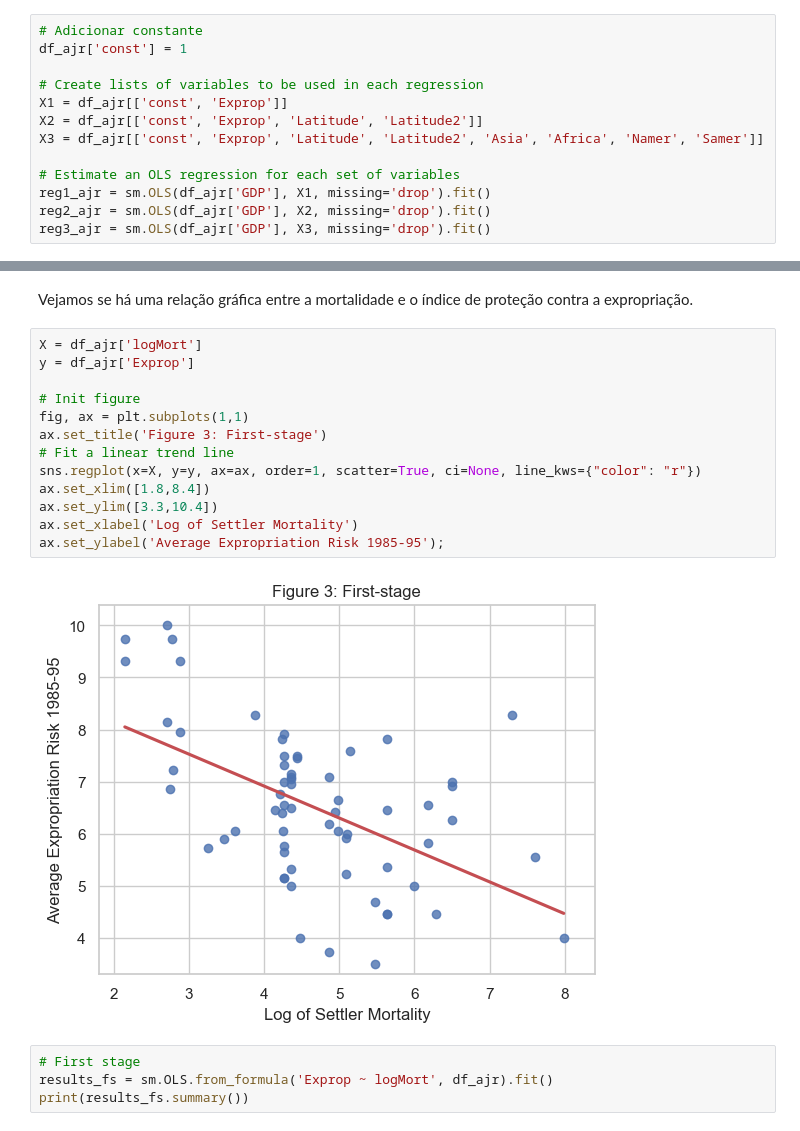
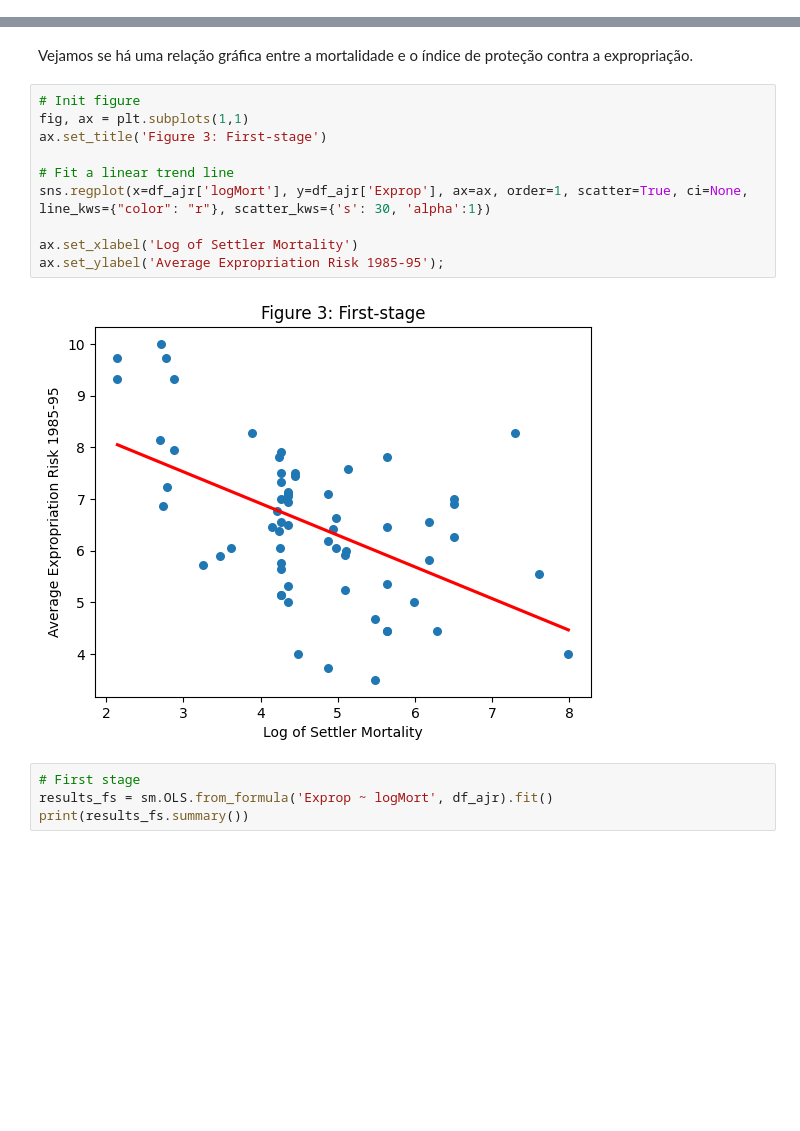
Before and after one commit to Daniel-Uhr/UFSC_2025, a Jupyter notebook: Seminario_2025_UFSC.ipynb, the cells around one changed output, grey strips where cells are left out. Saved outputs shown, nothing was run; the diff lists cells and outputs as text; blank space fills up the shorter version.

```diff
--- a/Seminario_2025_UFSC.ipynb
+++ b/Seminario_2025_UFSC.ipynb
@@ -1078,16 +1131,3 @@ AJR consideram outros fatores como:
 * diferenças que afetam tanto o desempenho econômico quanto as instituições, por exemplo, culturais, históricas, etc.; tentar controlar com o uso de modelos continentais
 
 Vamos estimar alguns dos modelos estendidos considerados no artigo (Tabela 2)
-# %%
-# Adicionar constante
-df_ajr['const'] = 1
-
-# Create lists of variables to be used in each regression
-X1 = df_ajr[['const', 'Exprop']]
-X2 = df_ajr[['const', 'Exprop', 'Latitude', 'Latitude2']]
-X3 = df_ajr[['const', 'Exprop', 'Latitude', 'Latitude2', 'Asia', 'Africa', 'Namer', 'Samer']]
-
-# Estimate an OLS regression for each set of variables
-reg1_ajr = sm.OLS(df_ajr['GDP'], X1, missing='drop').fit()
-reg2_ajr = sm.OLS(df_ajr['GDP'], X2, missing='drop').fit()
-reg3_ajr = sm.OLS(df_ajr['GDP'], X3, missing='drop').fit()
@@ -1167,20 +1209,17 @@ A principal contribuição de [AJR] é justamente a utilização de **taxas hist
 # %% [markdown]
 Vejamos se há uma relação gráfica entre a mortalidade e o índice de proteção contra a expropriação.
 # %%
-X = df_ajr['logMort']
-y = df_ajr['Exprop']
-
 # Init figure
 fig, ax = plt.subplots(1,1)
 ax.set_title('Figure 3: First-stage')
+
 # Fit a linear trend line
-sns.regplot(x=X, y=y, ax=ax, order=1, scatter=True, ci=None, line_kws={"color": "r"})
-ax.set_xlim([1.8,8.4])
-ax.set_ylim([3.3,10.4])
+sns.regplot(x=df_ajr['logMort'], y=df_ajr['Exprop'], ax=ax, order=1, scatter=True, ci=None, line_kws={"color": "r"}, scatter_kws={'s': 30, 'alpha':1})
+
 ax.set_xlabel('Log of Settler Mortality')
 ax.set_ylabel('Average Expropriation Risk 1985-95');
 # %% [output]
-[figure, old version]
+[figure, new version]
 # %%
 # First stage
 results_fs = sm.OLS.from_formula('Exprop ~ logMort', df_ajr).fit()
```
Also changed, not shown: parts of 48 cells of this notebook, 1 other file.
